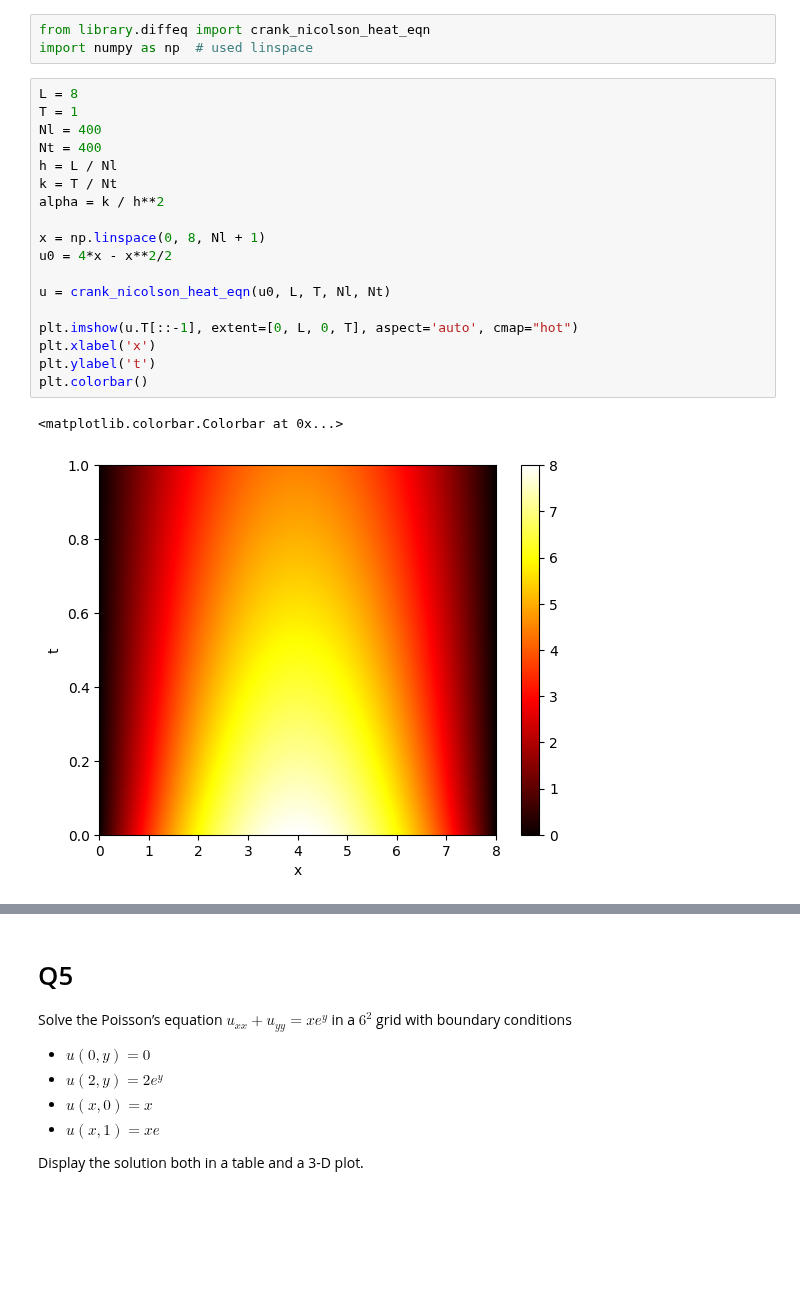
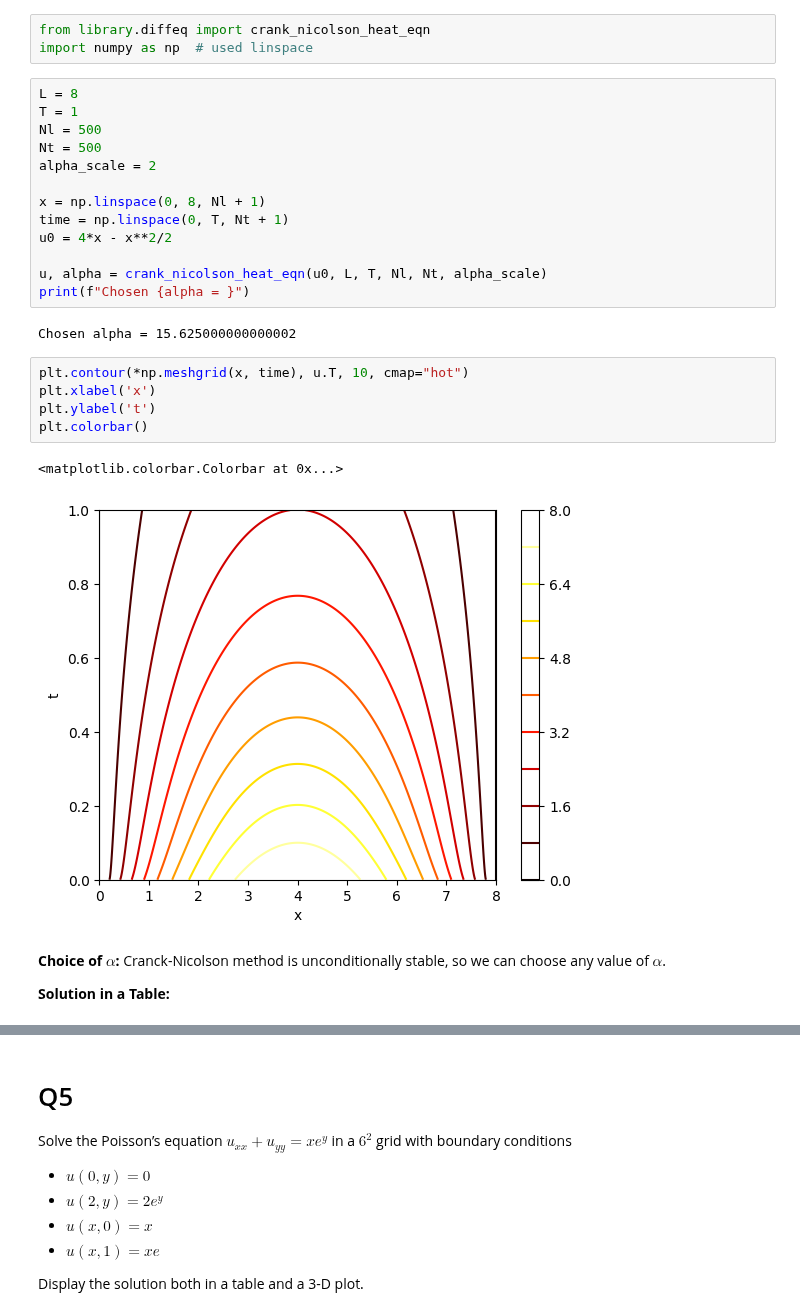
Before and after one commit to PeithonKing/adv_comp_phys, a Jupyter notebook: solns/asg1.ipynb, the cells around one changed output, grey strips where cells are left out. Drawn from its saved outputs; the diff is of its cells as text; blank space fills up the shorter version.

Commit message:
Refactor crank_nicolson_heat_eqn function to include an optional alpha parameter

```diff
--- a/solns/asg1.ipynb
+++ b/solns/asg1.ipynb
@@ -129,21 +129,27 @@ import numpy as np  # used linspace
 # %%
 L = 8
 T = 1
-Nl = 400
-Nt = 400
-h = L / Nl
-k = T / Nt
-alpha = k / h**2
+Nl = 500
+Nt = 500
+alpha_scale = 2
 
 x = np.linspace(0, 8, Nl + 1)
+time = np.linspace(0, T, Nt + 1)
 u0 = 4*x - x**2/2
 
-u = crank_nicolson_heat_eqn(u0, L, T, Nl, Nt)
-
-plt.imshow(u.T[::-1], extent=[0, L, 0, T], aspect='auto', cmap="hot")
-plt.xlabel('x')
-plt.ylabel('t')
-plt.colorbar()
+u, alpha = crank_nicolson_heat_eqn(u0, L, T, Nl, Nt, alpha_scale)
+print(f"Chosen {alpha = }")
 # %% [output]
-<matplotlib.colorbar.Colorbar at 0x...>
+Chosen alpha = 15.625000000000002
-[figure, removed]
+# %%
+plt.contour(*np.meshgrid(x, time), u.T, 10, cmap="hot")
+plt.xlabel('x')
+plt.ylabel('t')
+plt.colorbar()
+# %% [output]
+<matplotlib.colorbar.Colorbar at 0x...>
+[figure, added]
+# %% [markdown]
+**Choice of $\alpha$:** Cranck-Nicolson method is unconditionally stable, so we can choose any value of $\alpha$.
+
+**Solution in a Table:**
```
Also changed, not shown: parts of 1 cell of this notebook, 1 other file.
